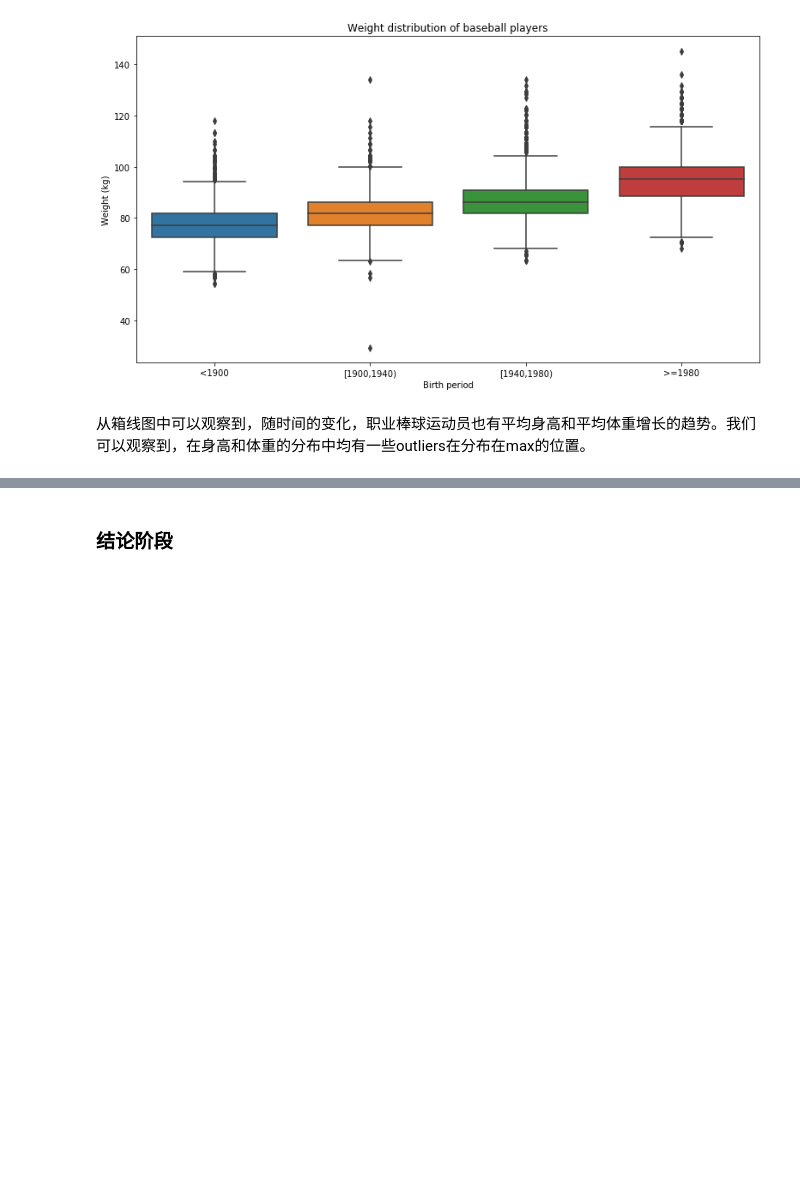
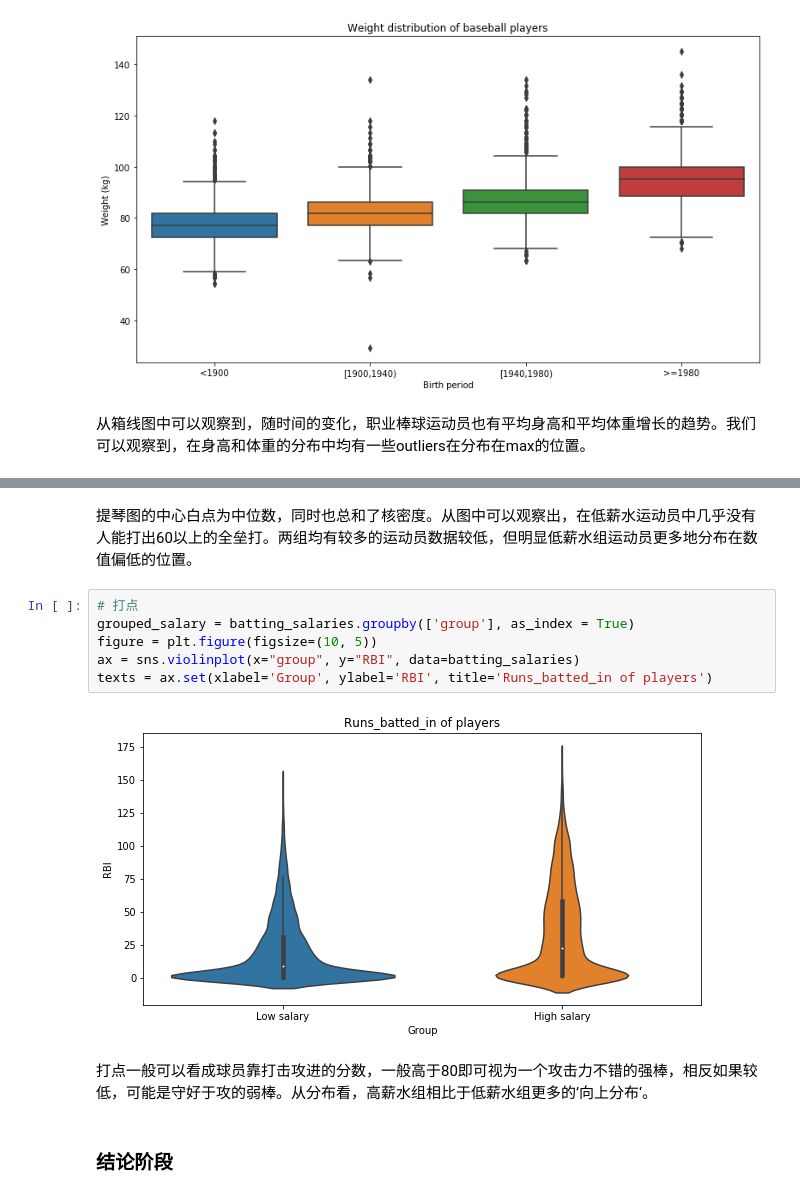
Before and after one commit to JillHe/P2-baseball-dataset, a Jupyter notebook: p2.ipynb, the cells around one changed output, grey strips where cells are left out. Cells and saved outputs as stored; diff of their text form; blank space fills up the shorter version.

```diff
--- a/p2.ipynb
+++ b/p2.ipynb
@@ -240,3 +399,15 @@ texts = ax.set(xlabel='Birth period', ylabel='Weight (kg)', title='Weight distri
+# %% [markdown]
+提琴图的中心白点为中位数，同时也总和了核密度。从图中可以观察出，在低薪水运动员中几乎没有人能打出60以上的全垒打。两组均有较多的运动员数据较低，但明显低薪水组运动员更多地分布在数值偏低的位置。
+# %%
+# 打点
+grouped_salary = batting_salaries.groupby(['group'], as_index = True)
+figure = plt.figure(figsize=(10, 5))
+ax = sns.violinplot(x="group", y="RBI", data=batting_salaries)
+texts = ax.set(xlabel='Group', ylabel='RBI', title='Runs_batted_in of players')
+# %% [output]
+[figure, added]
+# %% [markdown]
+打点一般可以看成球员靠打击攻进的分数，一般高于80即可视为一个攻击力不错的强棒，相反如果较低，可能是守好于攻的弱棒。从分布看，高薪水组相比于低薪水组更多的’向上分布‘。
 # %% [markdown]
 ### 结论阶段
 # %% [markdown]
```
Also changed, not shown: parts of 21 cells of this notebook.
